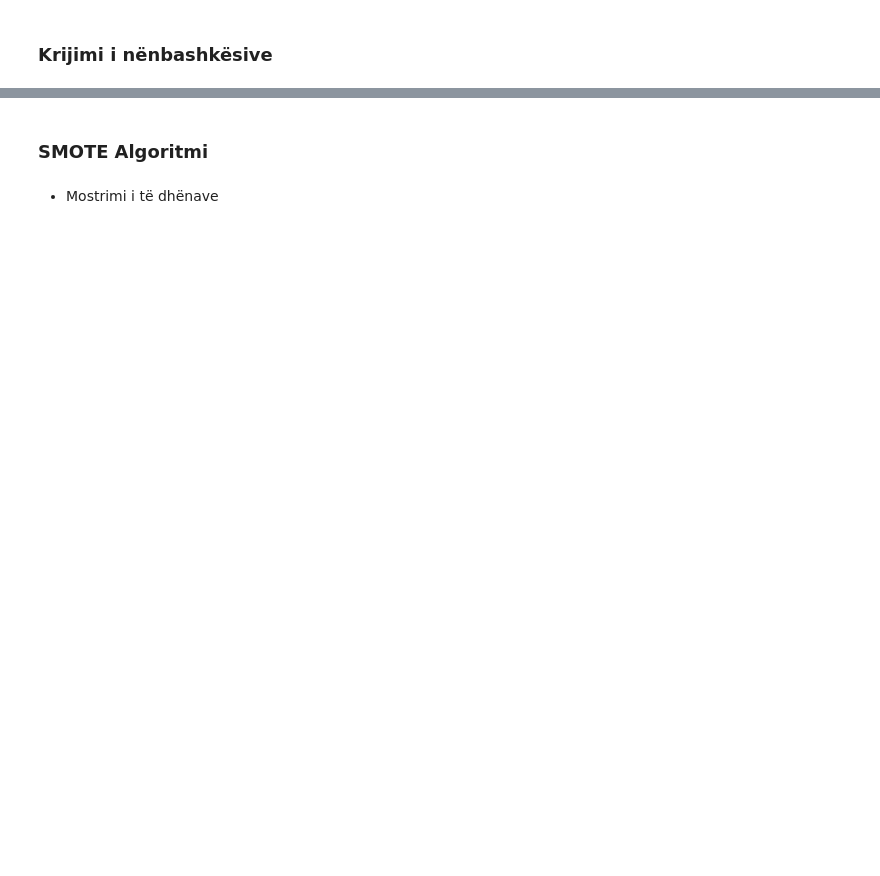
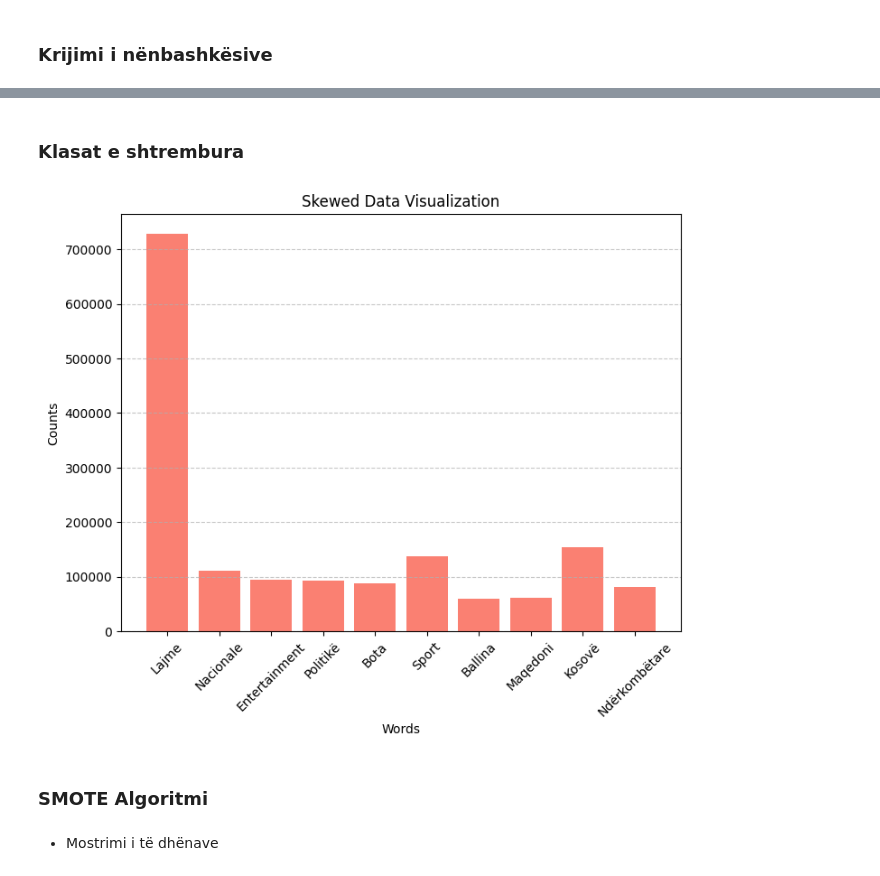
Before and after one commit to BleronaIdrizi/ML-Albanian-News-Articles-Dataset, a Jupyter notebook: data-preparation-and-visualization/main.ipynb, the cells around one changed output, grey strips where cells are left out. Cells and saved outputs as stored; diff of their text form; code cells hidden in the pictures; blank space fills up the shorter version.

Commit message:
remove outliers & Nan values, show skewed data from the category column

```diff
--- a/data-preparation-and-visualization/main.ipynb
+++ b/data-preparation-and-visualization/main.ipynb
@@ -194,3 +227,9 @@ Name: count, Length: 196273, dtype: int64
+# %%
+# Replace empty strings with NaN in the specific column
+df['category'].replace('', pd.NA, inplace=True)
+
+# Remove rows with empty string values in the specific column
+df.dropna(subset=['category'], inplace=True)
 # %% [markdown]
 ### Krijimi i nënbashkësive
 # %%
@@ -225,3 +257,48 @@ print(subset.head())
+# %% [markdown]
+### Klasat e shtrembura
+# %%
+
+from collections import Counter
+
+category_column = df['category']
+
+# Initialize an empty dictionary to store word counts
+word_counts = Counter()
+
+# Iterate over each cell in the category column
+for category in category_column:
+    # Split the category string into individual words
+    words = category.split(';')
+    # Update the word counts
+    word_counts.update(words)
+
+# Extract the word list and counts
+word_list = list(word_counts.keys())
+counts = list(word_counts.values())
+
+# Calculate skewness threshold (e.g., words with counts more than one standard deviation away from the mean)
+mean_count = np.mean(counts)
+std_count = np.std(counts)
+skewness_threshold = std_count
+
+# Identify skewed words
+skewed_words = {word: count for word, count in word_counts.items() if abs(count - mean_count) > skewness_threshold}
+
+# Extract skewed words and their counts
+skewed_words_list = list(skewed_words.keys())
+skewed_counts = [word_counts[word] for word in skewed_words_list]
+
+# Plot histogram for skewed words
+plt.figure(figsize=(8, 6))
+plt.bar(skewed_words_list, skewed_counts, color='salmon')
+plt.xlabel('Words')
+plt.ylabel('Counts')
+plt.title('Skewed Data Visualization')
+plt.xticks(rotation=45)  # Rotate x-axis labels for better readability
+plt.grid(axis='y', linestyle='--', alpha=0.7)
+plt.show()
+# %% [output]
+[figure, added]
 # %% [markdown]
 ### SMOTE Algoritmi
 # %%
```
Also changed, not shown: parts of 7 cells of this notebook.
